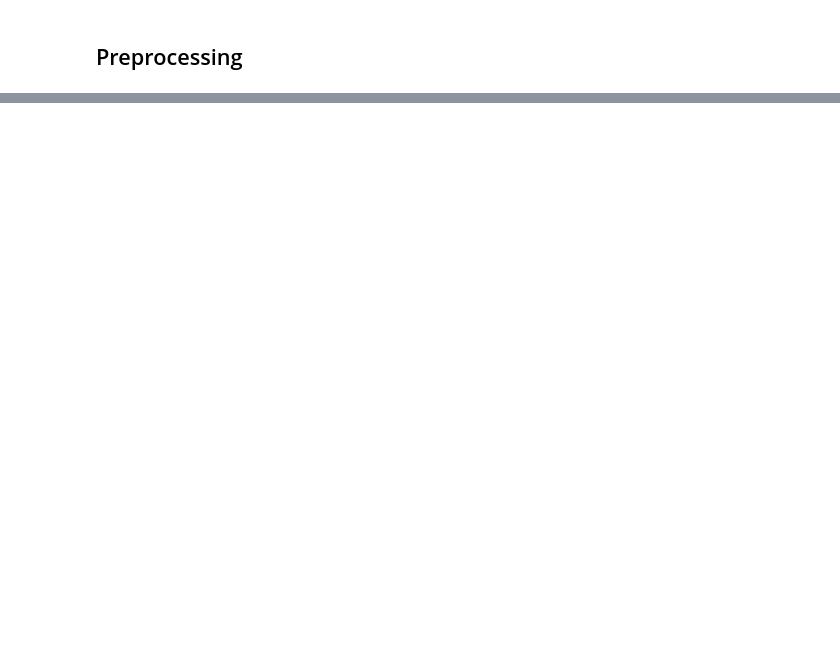
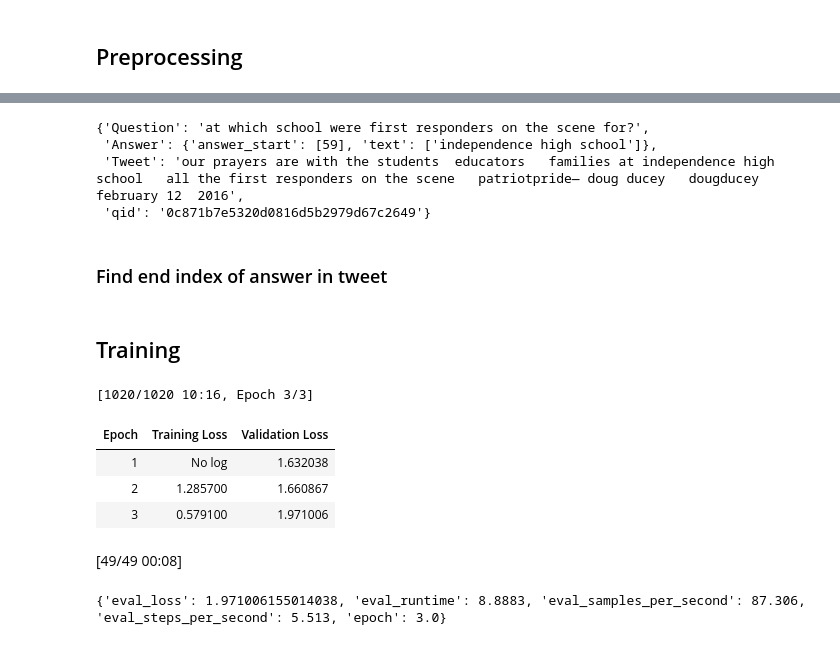
Before and after one commit to KaishuoWang/TweetQA, a Jupyter notebook: bert-base.ipynb, the cells around one changed output, grey strips where cells are left out. Saved outputs shown, nothing was run; the diff lists cells and outputs as text; code cells hidden in the pictures; blank space fills up the shorter version.

```diff
--- a/bert-base.ipynb
+++ b/bert-base.ipynb
@@ -61,0 +189,9 @@ tokenized_data
+# %%
+data['train'][0]
+# %% [output]
+{'Question': 'at which school were first responders on the scene for?',
+ 'Answer': {'answer_start': [59], 'text': ['independence high school']},
+ 'Tweet': 'our prayers are with the students  educators   families at independence high school   all the first responders on the scene   patriotpride— doug ducey   dougducey  february 12  2016',
+ 'qid': '0c871b7e5320d0816d5b2979d67c2649'}
+# %% [markdown]
+### Find end index of answer in tweet
@@ -61,0 +255,4 @@ tokenized_data
+# %% [markdown]
+## Training
+# %%
+model = AutoModelForQuestionAnswering.from_pretrained('deepset/bert-base-cased-squad2')
@@ -61,0 +311,35 @@ tokenized_data
+# %%
+training_args = TrainingArguments(
+    output_dir = "training_BERT_model",
+    evaluation_strategy = "epoch",
+    learning_rate = 2e-5,
+    per_device_train_batch_size=16,
+    per_device_eval_batch_size=16,
+    warmup_steps=500,
+    num_train_epochs = 3,
+    weight_decay = 0.01,
+)
+
+trainer = Trainer(
+    model=model,
+    args=training_args,
+    train_dataset=tokenized_data["train"],
+    eval_dataset=tokenized_data["dev"],
+)
+
+trainer.train()
+trainer.save_model("BERT_base_model")
+
+# Evaluate the model
+evaluation_results = trainer.evaluate()
+
+# Print the evaluation metrics
+print(evaluation_results)
+# %% [output]
+[1020/1020 10:16, Epoch 3/3]
+| Epoch | Training Loss | Validation Loss |
+| 1 | No log | 1.632038 |
+| 2 | 1.285700 | 1.660867 |
+| 3 | 0.579100 | 1.971006 |
+[49/49 00:08]
+{'eval_loss': 1.971006155014038, 'eval_runtime': 8.8883, 'eval_samples_per_second': 87.306, 'eval_steps_per_second': 5.513, 'epoch': 3.0}
```
Also changed, not shown: parts of 22 cells of this notebook, 4 other files.
